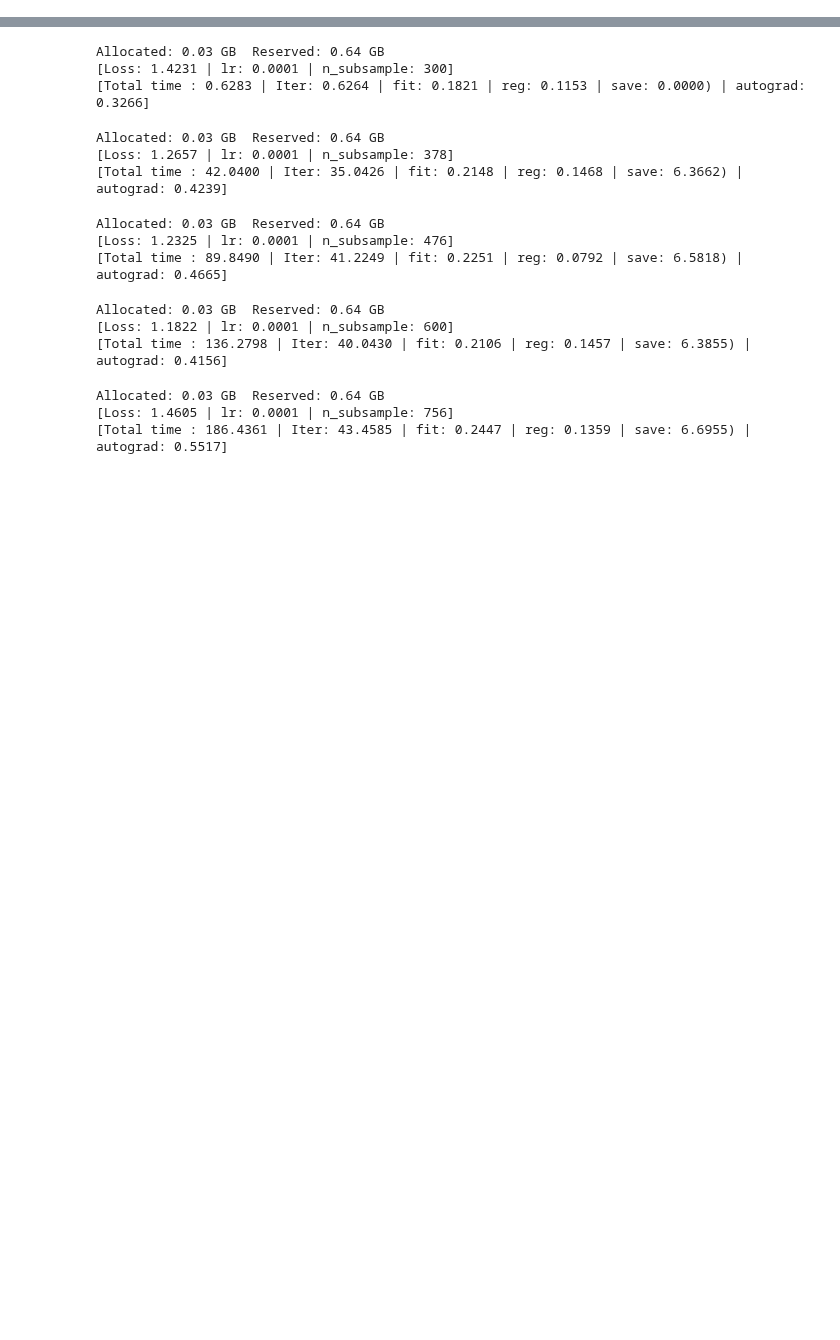
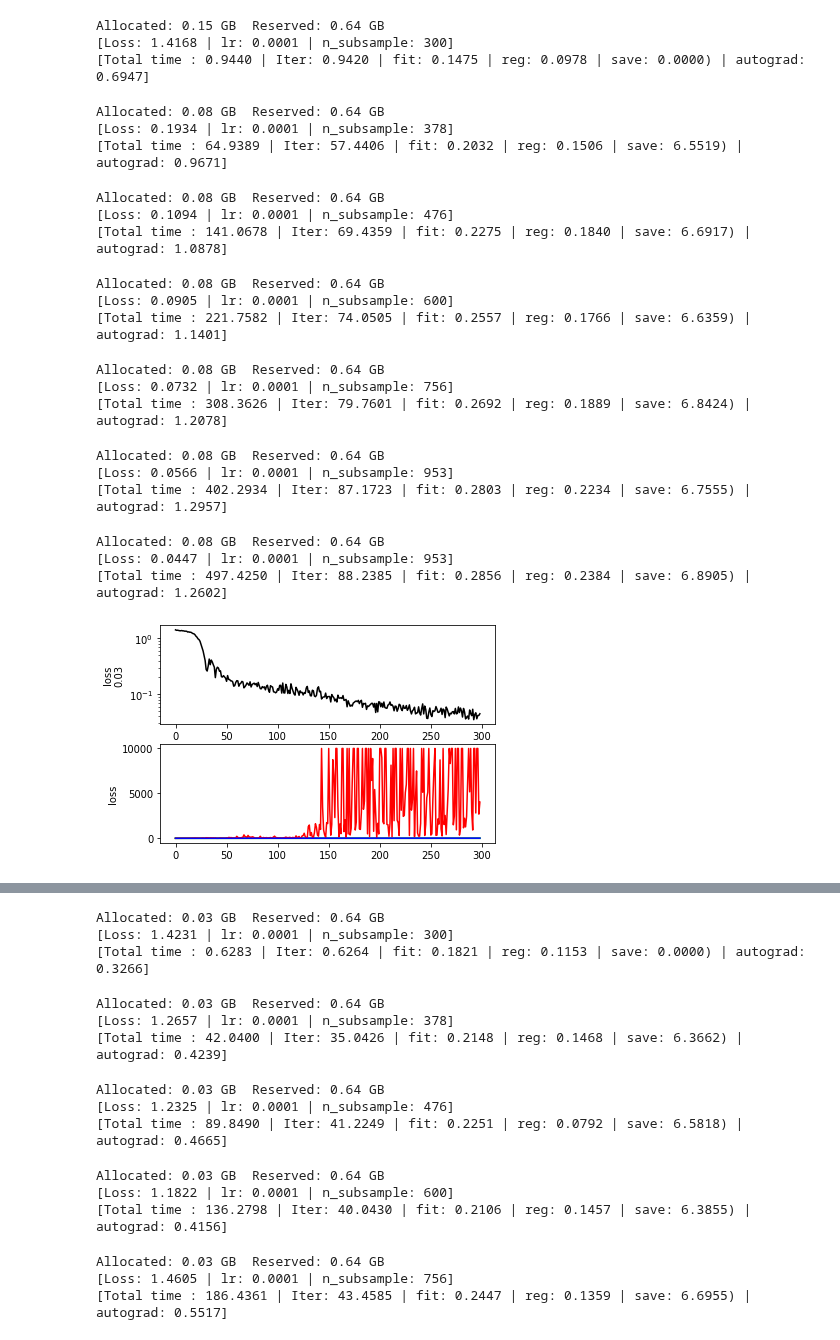
Before and after one commit to pzpzpzp1/wassflow, a Jupyter notebook: cnf-sinkhorn-demo.ipynb, the cells around one changed output, grey strips where cells are left out. Cells and saved outputs as stored; diff of their text form; code cells hidden in the pictures; blank space fills up the shorter version.

```diff
--- a/cnf-sinkhorn-demo.ipynb
+++ b/cnf-sinkhorn-demo.ipynb
@@ -54,3 +54,32 @@ ezshow(dat6, col='magenta')
+# %%
+keyframes, __ = ImageDataset.normalize_samples(torch.stack((dat1, dat6, dat2)).to(device));
+
+model = FfjordModel(sigmac = 3.5, n_freq = 100, hidden_layers=3, hidden_features=512, tdiv = 2, in_features=3, out_features=2, incrementalMask = True, initzero = False).to(device)
+outfolder = "results/experiment_radial/"
+model, losses, separate_losses, lrs, n_subs, separate_times = learn_vel_trajectory(keyframes, n_iters = 300, n_subsample=300, model=model, outname=outfolder, sqrtfitloss=True, detachTZM = False)
+# %% [output]
+Allocated: 0.15 GB  Reserved: 0.64 GB
+[Loss: 1.4168 | lr: 0.0001 | n_subsample: 300]
+[Total time : 0.9440 | Iter: 0.9420 | fit: 0.1475 | reg: 0.0978 | save: 0.0000) | autograd: 0.6947]
+Allocated: 0.08 GB  Reserved: 0.64 GB
+[Loss: 0.1934 | lr: 0.0001 | n_subsample: 378]
+[Total time : 64.9389 | Iter: 57.4406 | fit: 0.2032 | reg: 0.1506 | save: 6.5519) | autograd: 0.9671]
+Allocated: 0.08 GB  Reserved: 0.64 GB
+[Loss: 0.1094 | lr: 0.0001 | n_subsample: 476]
+[Total time : 141.0678 | Iter: 69.4359 | fit: 0.2275 | reg: 0.1840 | save: 6.6917) | autograd: 1.0878]
+Allocated: 0.08 GB  Reserved: 0.64 GB
+[Loss: 0.0905 | lr: 0.0001 | n_subsample: 600]
+[Total time : 221.7582 | Iter: 74.0505 | fit: 0.2557 | reg: 0.1766 | save: 6.6359) | autograd: 1.1401]
+Allocated: 0.08 GB  Reserved: 0.64 GB
+[Loss: 0.0732 | lr: 0.0001 | n_subsample: 756]
+[Total time : 308.3626 | Iter: 79.7601 | fit: 0.2692 | reg: 0.1889 | save: 6.8424) | autograd: 1.2078]
+Allocated: 0.08 GB  Reserved: 0.64 GB
+[Loss: 0.0566 | lr: 0.0001 | n_subsample: 953]
+[Total time : 402.2934 | Iter: 87.1723 | fit: 0.2803 | reg: 0.2234 | save: 6.7555) | autograd: 1.2957]
+Allocated: 0.08 GB  Reserved: 0.64 GB
+[Loss: 0.0447 | lr: 0.0001 | n_subsample: 953]
+[Total time : 497.4250 | Iter: 88.2385 | fit: 0.2856 | reg: 0.2384 | save: 6.8905) | autograd: 1.2602]
+[figure, added]
 # %%
 keyframes, __ = ImageDataset.normalize_samples(torch.stack((dat1, dat6, dat2)).to(device));
 
```
Also changed, not shown: parts of 2 cells of this notebook, 2 other files.
